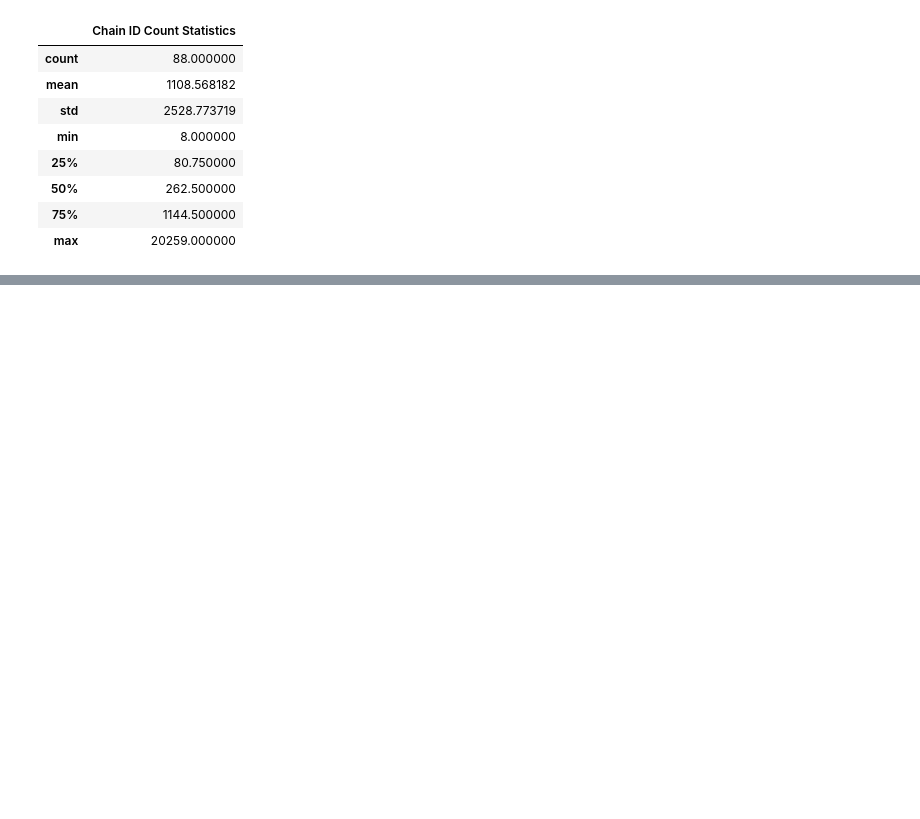
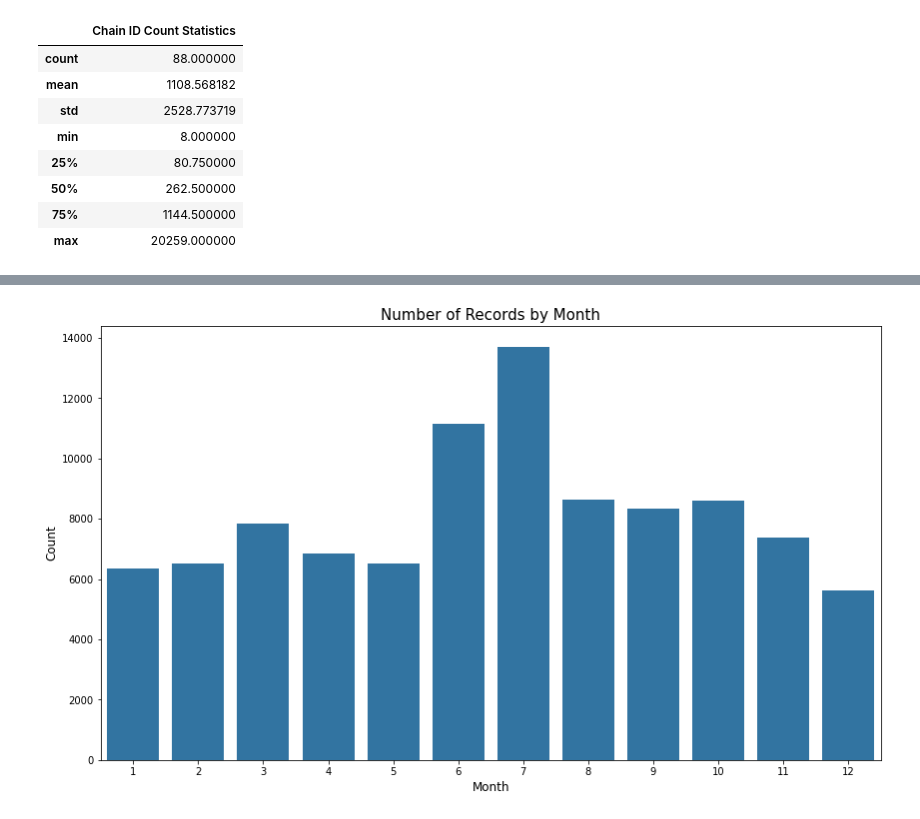
Before and after one commit to TheNerdyCat/FGVC8-Hotel-Trafficking, a Jupyter notebook: output/eda.ipynb, the cells around one changed output, grey strips where cells are left out. Cells and saved outputs as stored; diff of their text form; code cells hidden in the pictures; blank space fills up the shorter version.

```diff
--- a/output/eda.ipynb
+++ b/output/eda.ipynb
@@ -304,0 +380,14 @@ train_chain_stats.describe().rename(columns={"chain": "Chain ID Count Statistics
+# %%
+# Get counts for each month
+datetime_freq = pd.DataFrame(train_metadata["month"].value_counts())
+datetime_freq = datetime_freq.reset_index().rename(columns={"month": "count", "index": "month"})
+datetime_freq = datetime_freq.sort_values("month")
+
+# Plot histogram of year
+sns.barplot(data=datetime_freq, x="month", y="count", color="tab:blue")
+plt.xlabel("Month", fontsize=12)
+plt.ylabel("Count", fontsize=12)
+plt.title("Number of Records by Month", fontsize=15)
+plt.show()
+# %% [output]
+[figure, added]
```
Also changed, not shown: parts of 21 cells of this notebook.
